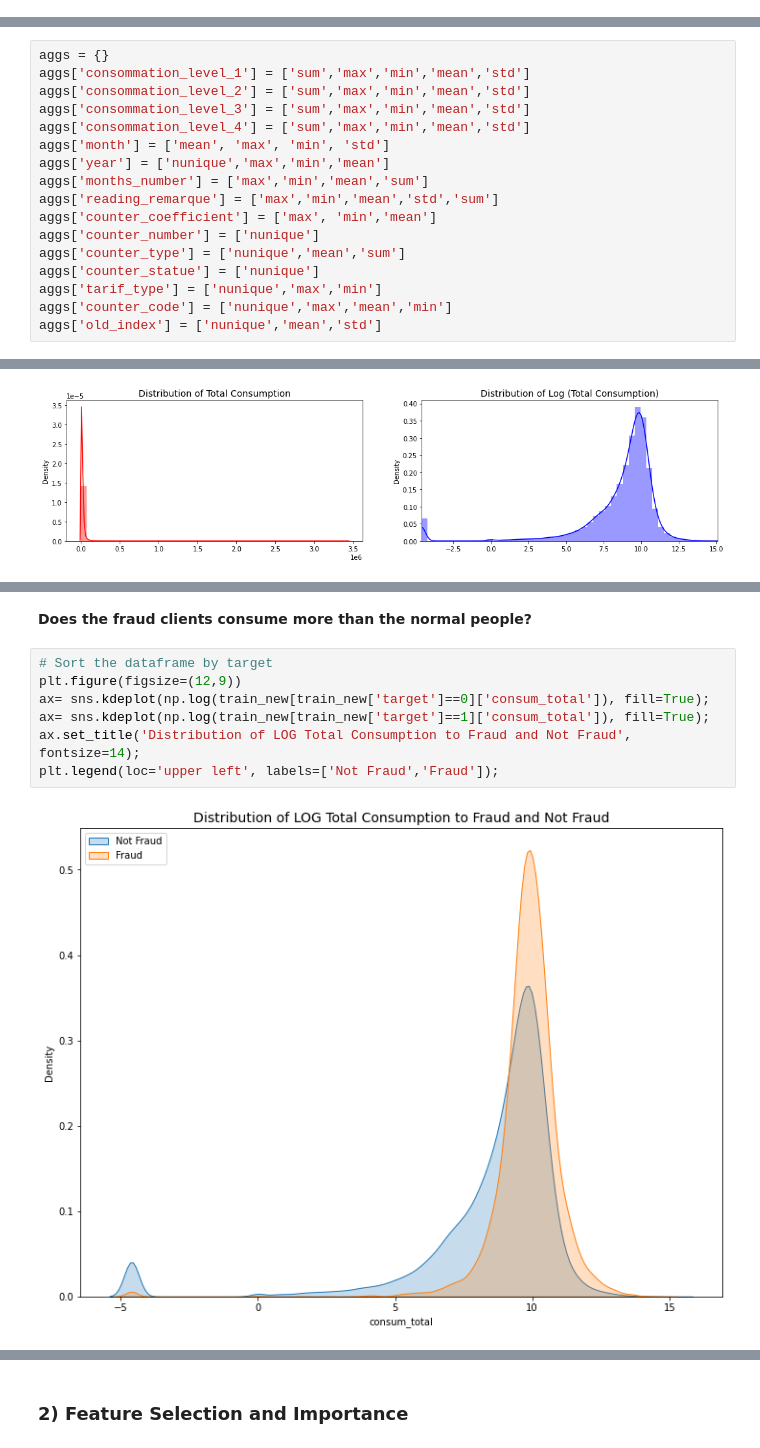
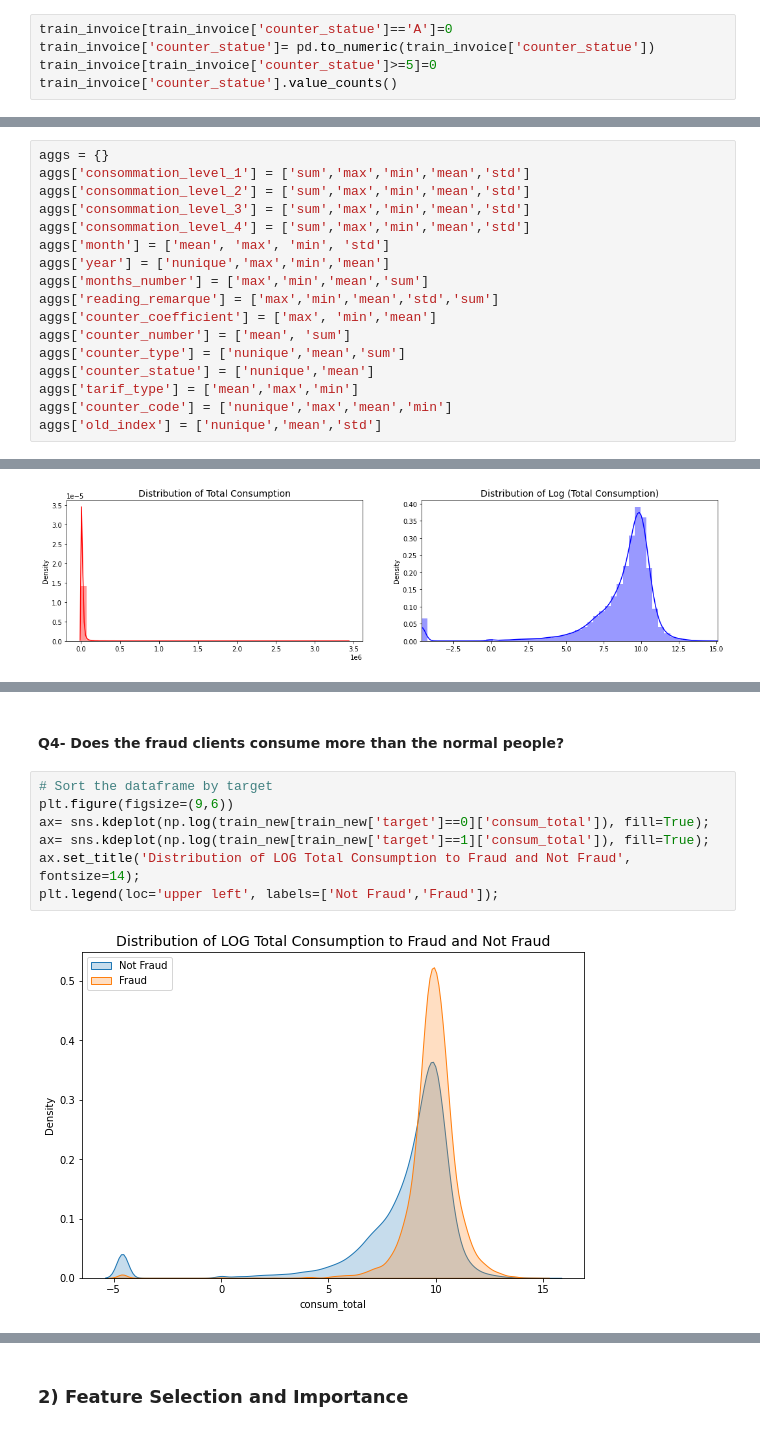
Before and after one commit to ahmedlila/Machine-Learning-Course-Tasks, a Jupyter notebook: Project1_FraudDetectionChallenge.ipynb, the cells around one changed output, grey strips where cells are left out. Saved outputs shown, nothing was run; the diff lists cells and outputs as text.

```diff
--- a/Project1_FraudDetectionChallenge.ipynb
+++ b/Project1_FraudDetectionChallenge.ipynb
@@ -309,0 +330,5 @@ for df in [train_invoice,test_invoice]:
+# %%
+train_invoice[train_invoice['counter_statue']=='A']=0
+train_invoice['counter_statue']= pd.to_numeric(train_invoice['counter_statue'])
+train_invoice[train_invoice['counter_statue']>=5]=0
+train_invoice['counter_statue'].value_counts()
@@ -318,10 +350,10 @@ aggs['year'] = ['nunique','max','min','mean']
 aggs['months_number'] = ['max','min','mean','sum']
 aggs['reading_remarque'] = ['max','min','mean','std','sum']
 aggs['counter_coefficient'] = ['max', 'min','mean']
-aggs['counter_number'] = ['nunique']
+aggs['counter_number'] = ['mean', 'sum']
 aggs['counter_type'] = ['nunique','mean','sum']
-aggs['counter_statue'] = ['nunique']
-aggs['tarif_type'] = ['nunique','max','min']
+aggs['counter_statue'] = ['nunique','mean']
+aggs['tarif_type'] = ['mean','max','min']
 aggs['counter_code'] = ['nunique','max','mean','min']
 aggs['old_index'] = ['nunique','mean','std']
 # %%
@@ -573,11 +575,11 @@ plot.set(ylim=(0, 1000));
 # %% [markdown]
-<b>Does the fraud clients consume more than the normal people? </b>
+#### Q4- <b>Does the fraud clients consume more than the normal people? </b>
 # %%
 # Sort the dataframe by target
-plt.figure(figsize=(12,9))
+plt.figure(figsize=(9,6))
 ax= sns.kdeplot(np.log(train_new[train_new['target']==0]['consum_total']), fill=True);
 ax= sns.kdeplot(np.log(train_new[train_new['target']==1]['consum_total']), fill=True);
 ax.set_title('Distribution of LOG Total Consumption to Fraud and Not Fraud', fontsize=14);
 plt.legend(loc='upper left', labels=['Not Fraud','Fraud']);
 # %% [output]
-[figure, old version]
+[figure, new version]
```
Also changed, not shown: parts of 30 cells of this notebook.
